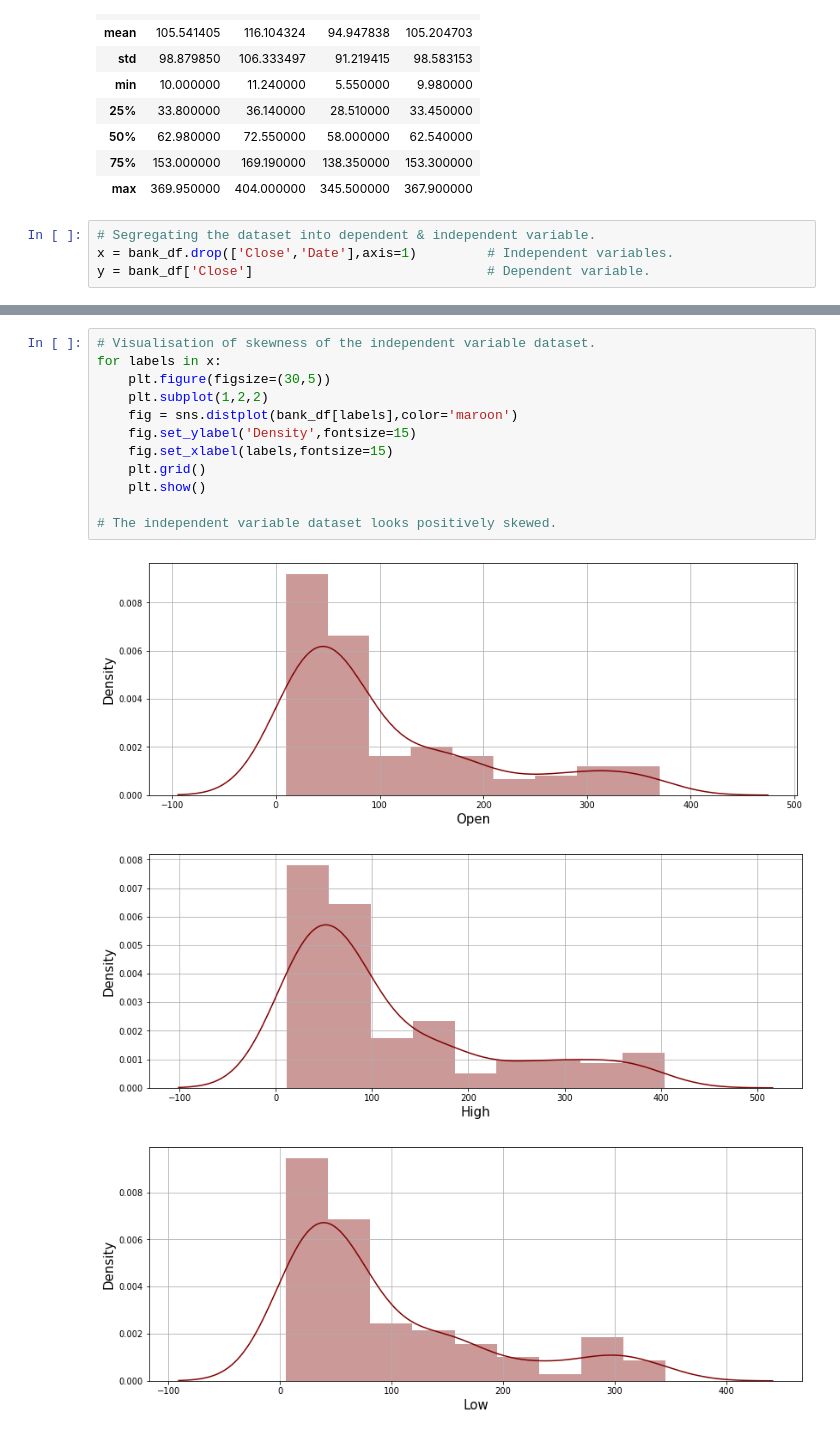
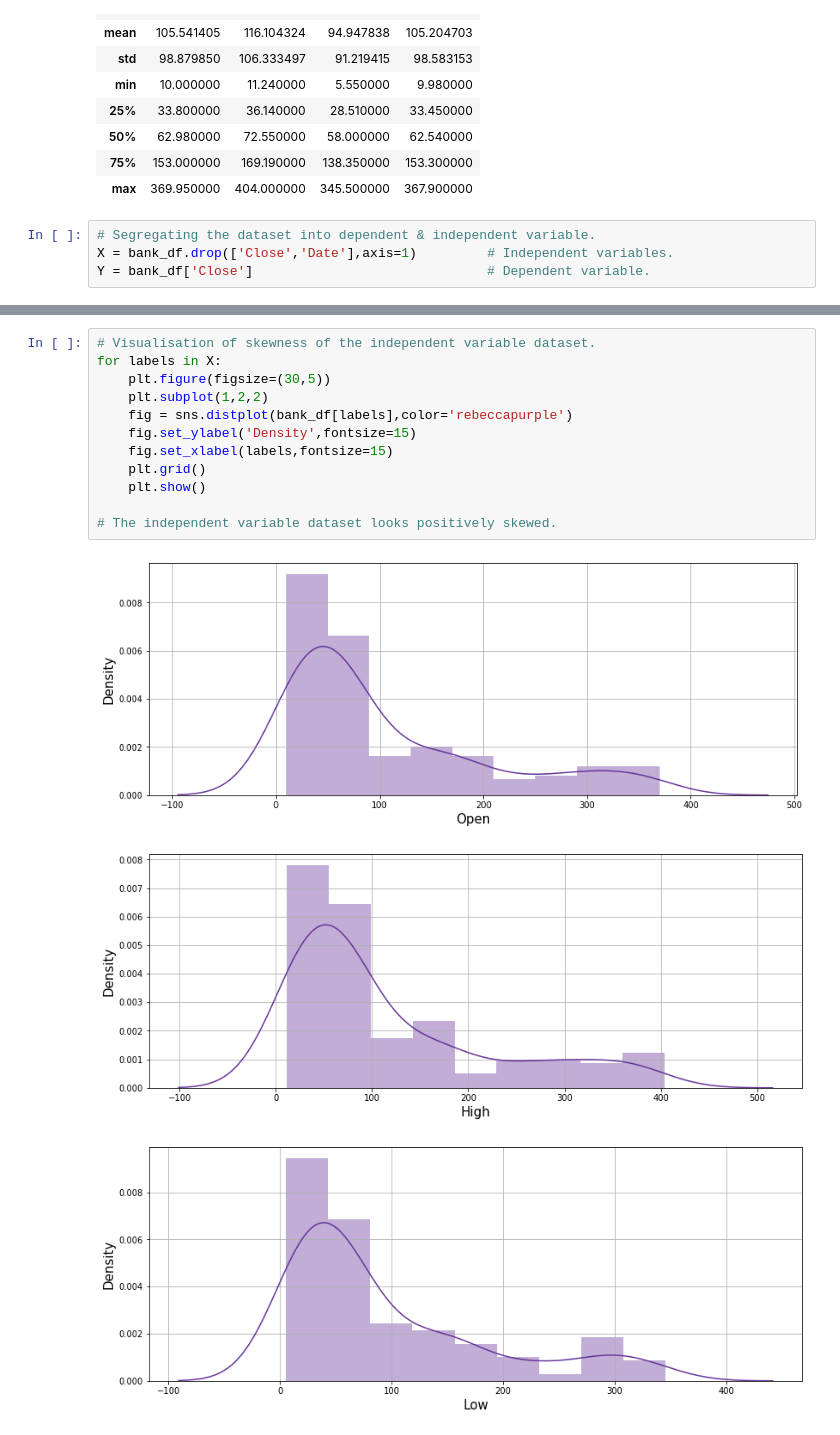
Before and after one commit to Arka1212/Yes-Bank-Stock-Closing-Price-Predcition, a Jupyter notebook: Yes_Bank_Stock_Closing_Price_Prediction_(ML_capstone).ipynb, the cells around one changed output, grey strips where cells are left out. Cells and saved outputs as stored; diff of their text form.

```diff
--- a/Yes_Bank_Stock_Closing_Price_Prediction_(ML_capstone).ipynb
+++ b/Yes_Bank_Stock_Closing_Price_Prediction_(ML_capstone).ipynb
@@ -152,5 +152,5 @@ bank_df.describe()
 | max | 369.950000 | 404.000000 | 345.500000 | 367.900000 |
 # %%
 # Segregating the dataset into dependent & independent variable.
-x = bank_df.drop(['Close','Date'],axis=1)         # Independent variables.
-y = bank_df['Close']                              # Dependent variable.
+X = bank_df.drop(['Close','Date'],axis=1)         # Independent variables.
+Y = bank_df['Close']                              # Dependent variable.
@@ -159,18 +172,18 @@ y = bank_df['Close']                              # Dependent variable.
 # %%
 # Visualisation of skewness of the independent variable dataset.
-for labels in x:
+for labels in X:
     plt.figure(figsize=(30,5))
     plt.subplot(1,2,2)
-    fig = sns.distplot(bank_df[labels],color='maroon')
+    fig = sns.distplot(bank_df[labels],color='rebeccapurple')
     fig.set_ylabel('Density',fontsize=15)
     fig.set_xlabel(labels,fontsize=15)
     plt.grid()
     plt.show()
 
 # The independent variable dataset looks positively skewed.
 # %% [output]
-[figure, old version]
+[figure, new version]
-[figure, old version]
+[figure, new version]
-[figure, old version]
+[figure, new version]
 # %%
 # Applying log tranformation on independent variable dataset.
```
Also changed, not shown: parts of 22 cells of this notebook.
